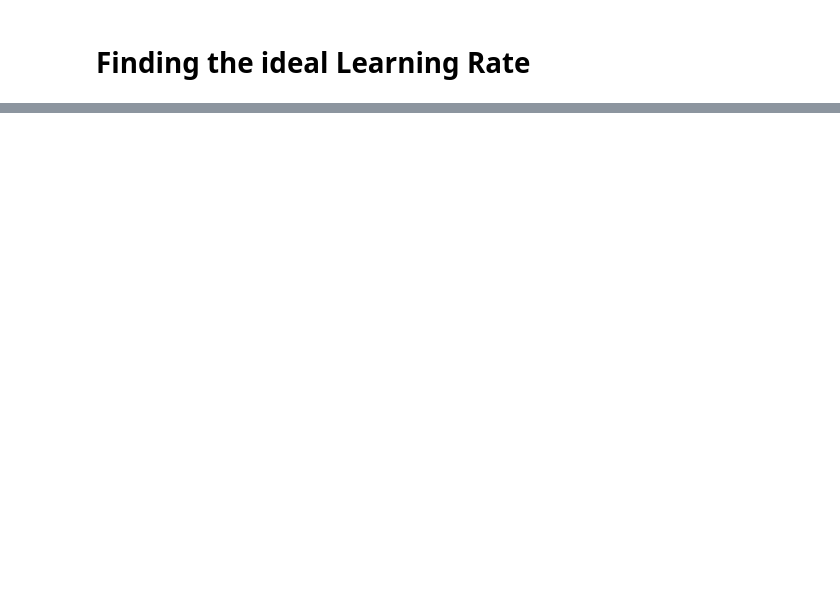
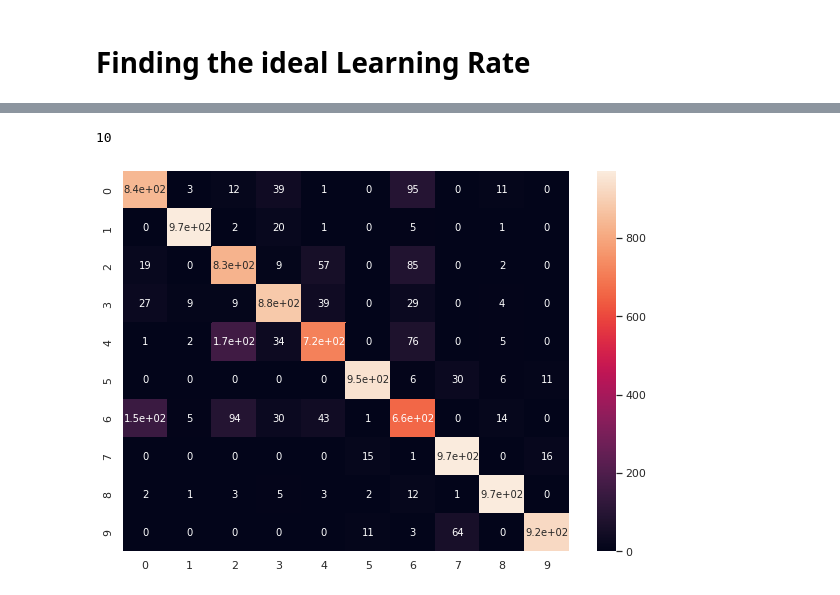
Before and after one commit to tikendraw/Deeplearning, a Jupyter notebook: Image_classification_tensorflow.ipynb, the cells around one changed output, grey strips where cells are left out. Saved outputs shown, nothing was run; the diff lists cells and outputs as text; code cells hidden in the pictures; blank space fills up the shorter version.

```diff
--- a/Image_classification_tensorflow.ipynb
+++ b/Image_classification_tensorflow.ipynb
@@ -275,0 +308,2 @@ plt.semilogx(lrs,history3.history['loss'])
+# %%
+y_pred = model2.predict(xtest_norm)
@@ -275,0 +314,6 @@ plt.semilogx(lrs,history3.history['loss'])
+# %%
+y_pred2 = tf.argmax(y_pred,axis = 1)
+# %%
+from sklearn.metrics import confusion_matrix,plot_confusion_matrix
+cm = confusion_matrix(y_pred = y_pred2, y_true= ytest)
+cm
@@ -275,0 +354,24 @@ plt.semilogx(lrs,history3.history['loss'])
+# %%
+len(y_pred[1])
+# %% [output]
+10
+# %%
+import seaborn as sn
+import pandas as pd
+import matplotlib.pyplot as plt
+
+array = [[13,1,1,0,2,0],
+         [3,9,6,0,1,0],
+         [0,0,16,2,0,0],
+         [0,0,0,13,0,0],
+         [0,0,0,0,15,0],
+         [0,0,1,0,0,15]]
+plt.figure(figsize=(10,7))
+df_cm = pd.DataFrame(cm, range(len(y_pred[1])), range(len(y_pred[1])))
+# plt.figure(figsize=(10,7))
+sn.set(font_scale=1) # for label size
+sn.heatmap(df_cm, annot=True, annot_kws={"size": 10}) # font size
+
+plt.show()
+# %% [output]
+[figure, added]
```
Also changed, not shown: parts of 20 cells of this notebook.
